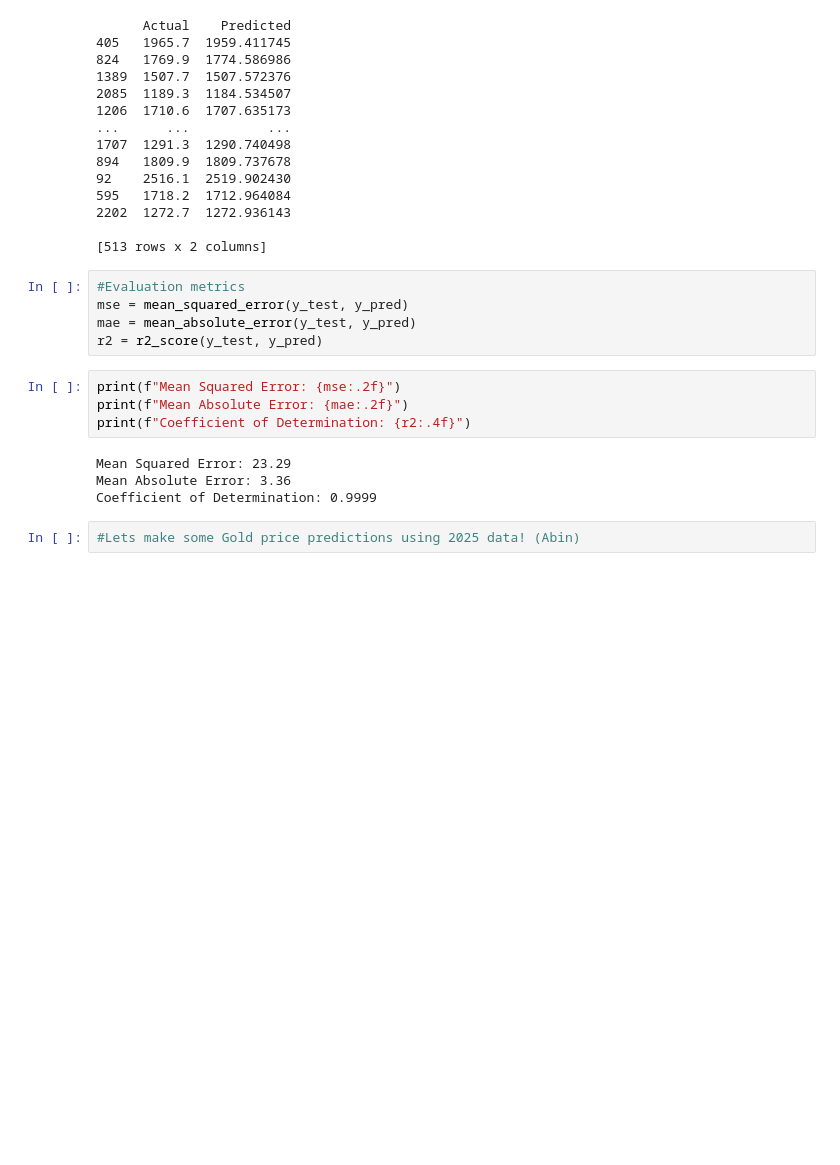
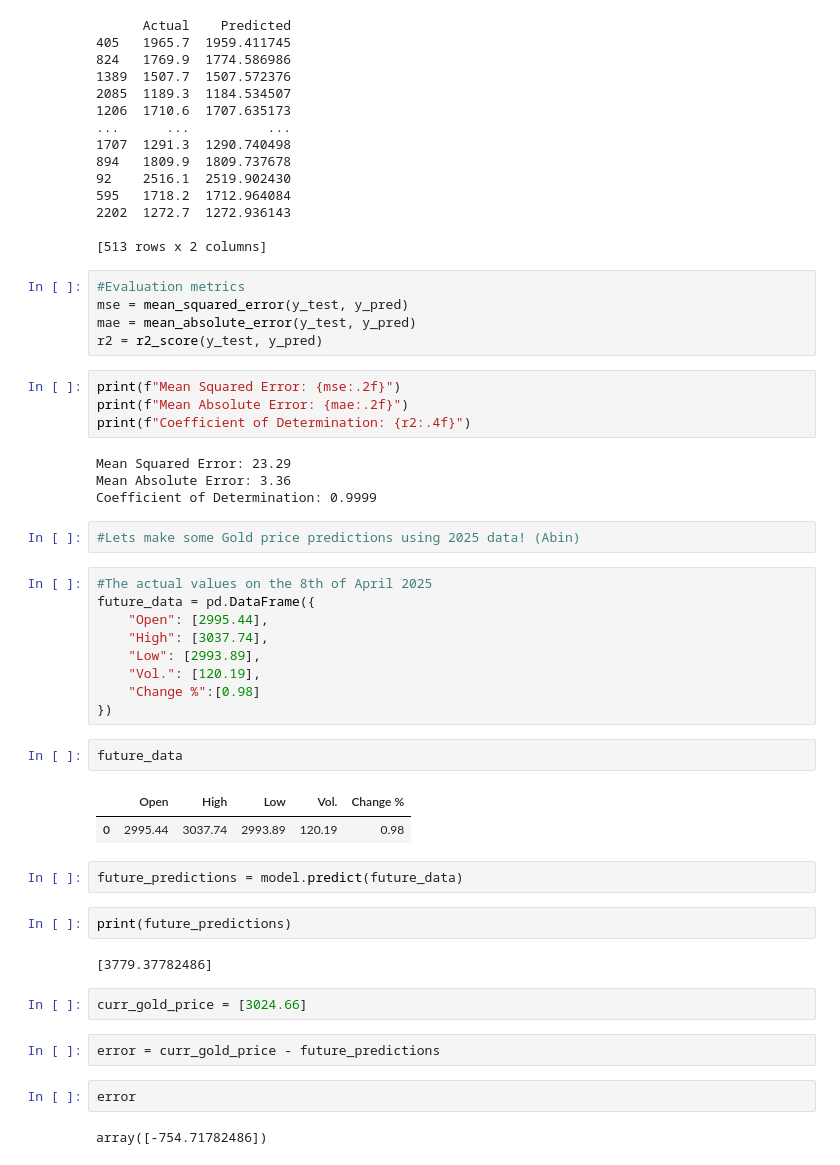
Before and after one commit to Jeffrey-Adjei/Financial-Linear-Regression-, a Jupyter notebook: GoldFutures.ipynb, the cells around one changed output. Drawn from its saved outputs; the diff is of its cells as text; blank space fills up the shorter version.

Commit message:
Gold price prediction for 8/4/25...Also need to reduce the error

```diff
--- a/GoldFutures.ipynb
+++ b/GoldFutures.ipynb
@@ -118,3 +119,31 @@ Mean Absolute Error: 3.36
 Coefficient of Determination: 0.9999
 # %%
 #Lets make some Gold price predictions using 2025 data! (Abin)
+# %%
+#The actual values on the 8th of April 2025
+future_data = pd.DataFrame({
+    "Open": [2995.44],
+    "High": [3037.74],
+    "Low": [2993.89],
+    "Vol.": [120.19],
+    "Change %":[0.98]
+})
+# %%
+future_data
+# %% [output]
+|  | Open | High | Low | Vol. | Change % |
+| 0 | 2995.44 | 3037.74 | 2993.89 | 120.19 | 0.98 |
+# %%
+future_predictions = model.predict(future_data)
+# %%
+print(future_predictions)
+# %% [output]
+[3779.37782486]
+# %%
+curr_gold_price = [3024.66]
+# %%
+error = curr_gold_price - future_predictions
+# %%
+error
+# %% [output]
+array([-754.71782486])
```
Also changed, not shown: parts of 3 cells of this notebook.
